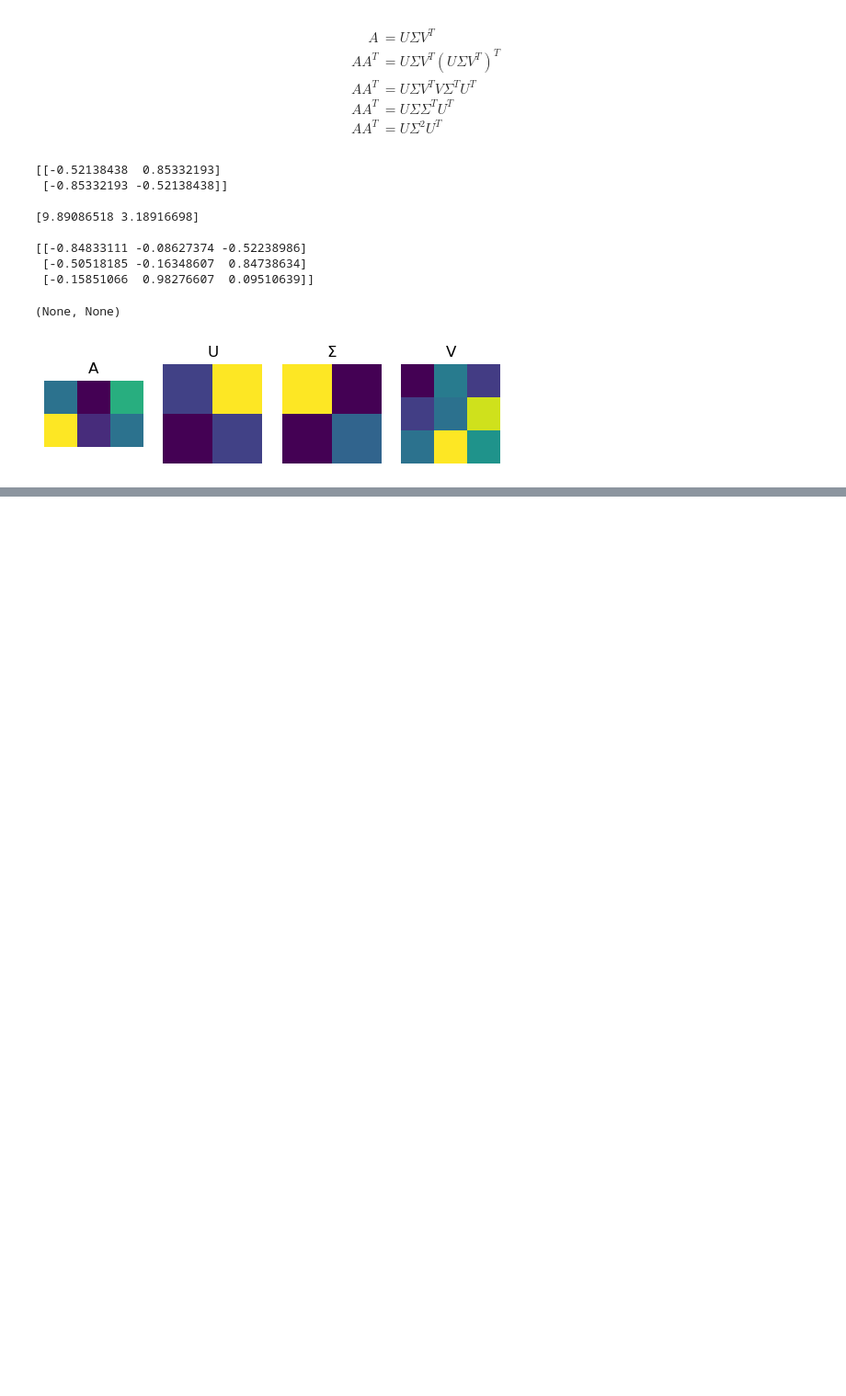
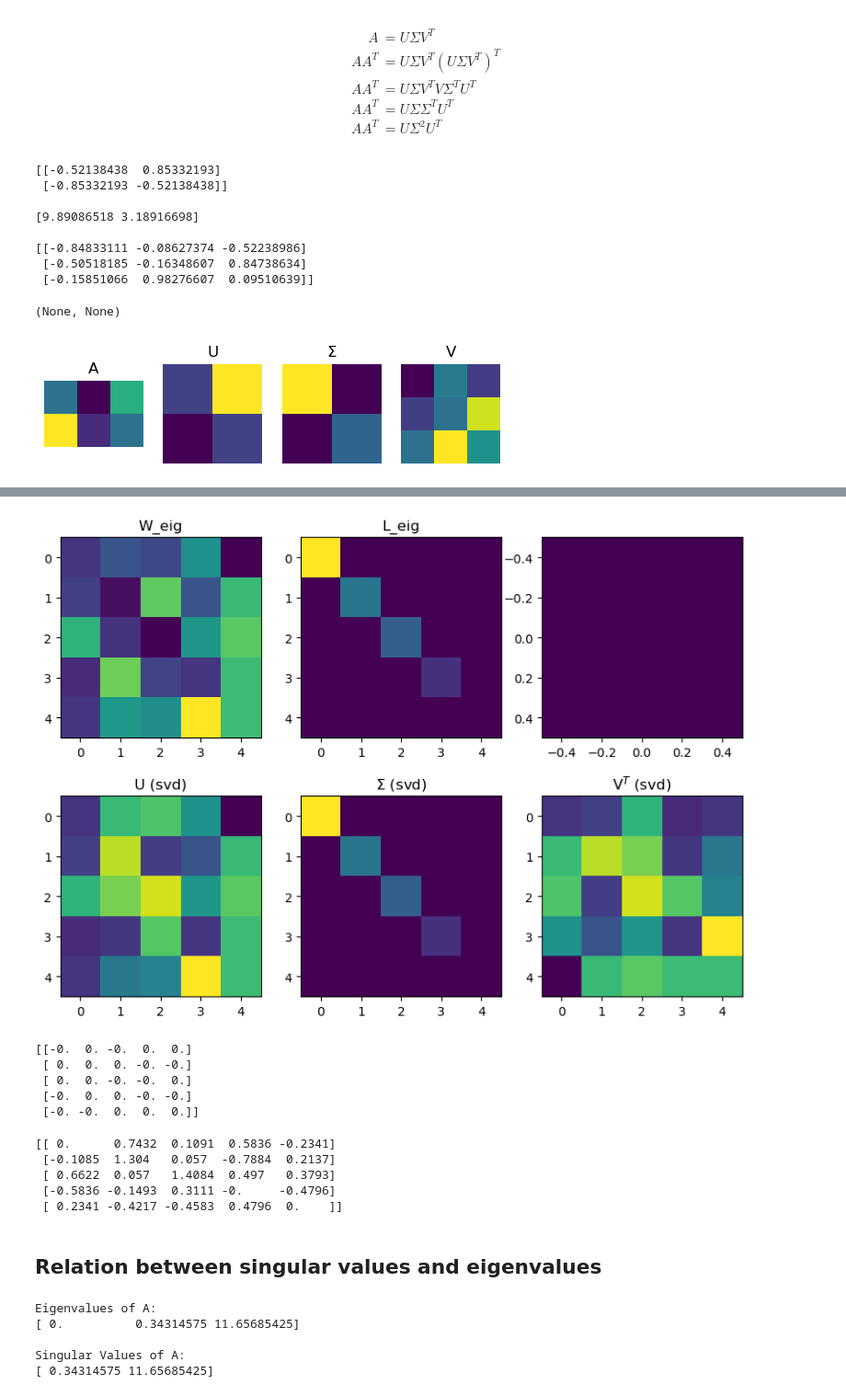
Before and after one commit to kennyow/Linear_Algebra_Course_2025, a Jupyter notebook: SingularValueDecomposition/SVD.ipynb, the cells around one changed output, grey strips where cells are left out. Shown at 92% size. Saved outputs shown, nothing was run; the diff lists cells and outputs as text; code cells hidden in the pictures; blank space fills up the shorter version.

```diff
--- a/SingularValueDecomposition/SVD.ipynb
+++ b/SingularValueDecomposition/SVD.ipynb
@@ -87,0 +90,15 @@ plt.show()
+# %%
+#relationship between eig and SVD for a square symetric matrix?
+
+#create a symmetric matrix
+A = np.random.randn(5,5)
+A = A.T@A
+
+print(f"Matrix A: \n {A}"), print(' ')
+#eig ( W, L) and svd ( U, S, V)
+L, W = np.linalg.eig(A)
+U, s, V = np.linalg.svd(A)
+
+print(f"Eigenvalues of A: \n L: {L} \n \n W: {W}"), print(' ')
+
+print(f"Singular Values Decomposition of A: \n U: {U} \n \n S: {S} \n \n V: {V}"), print(' ')
@@ -87,0 +124,60 @@ plt.show()
+# %%
+#  sort eig outputs
+sidx = np.argsort(L)[::-1]
+L = L[sidx]
+W = W[:, sidx]
+# %%
+#images of all matrices
+fig, ax = plt.subplots(2,3, figsize = (10, 7))
+ax[0,0].imshow(W)
+ax[0,0].set_title('W_eig')
+ax[0,1].imshow(np.diag(L))
+ax[0,1].set_title('L_eig')
+ax[0,2].imshow(np.zeros((1,1)))
+
+ax[1,0].imshow(U)
+ax[1,0].set_title('U (svd)')
+ax[1,1].imshow(np.diag(s))
+ax[1,1].set_title('$\Sigma$ (svd)')
+ax[1,2].imshow(V)
+ax[1,2].set_title('V$^T$ (svd)')
+
+
+plt.show()
+
+#compare U and V, and U and W
+# %% [output]
+[figure, added]
+# %%
+#comparing U and V
+print(np.round(U-V.T, 4))
+# %% [output]
+[[-0.  0. -0.  0.  0.]
+ [ 0.  0.  0. -0. -0.]
+ [ 0.  0. -0. -0.  0.]
+ [-0.  0.  0. -0. -0.]
+ [-0. -0.  0.  0.  0.]]
+# %%
+#comparing U and W
+print(np.round(U-W.T, 4))
+# %% [output]
+[[ 0.      0.7432  0.1091  0.5836 -0.2341]
+ [-0.1085  1.304   0.057  -0.7884  0.2137]
+ [ 0.6622  0.057   1.4084  0.497   0.3793]
+ [-0.5836 -0.1493  0.3111 -0.     -0.4796]
+ [ 0.2341 -0.4217 -0.4583  0.4796  0.    ]]
+# %% [markdown]
+## Relation between singular values and eigenvalues
+# %%
+#Case 1: eig(A'A) vs. svd(A)
+
+A = np.array(([[3,1,0], [1,1,0]]))
+
+print(f'Eigenvalues of A: \n{np.sort(np.linalg.eig(A.T @ A)[0])}\n')
+print(f'Singular Values of A: \n{np.sort(np.linalg.svd(A)[1])**2}\n')
+# %% [output]
+Eigenvalues of A:
+[ 0.          0.34314575 11.65685425]
+
+Singular Values of A:
+[ 0.34314575 11.65685425]
```
Also changed, not shown: parts of 19 cells of this notebook.
